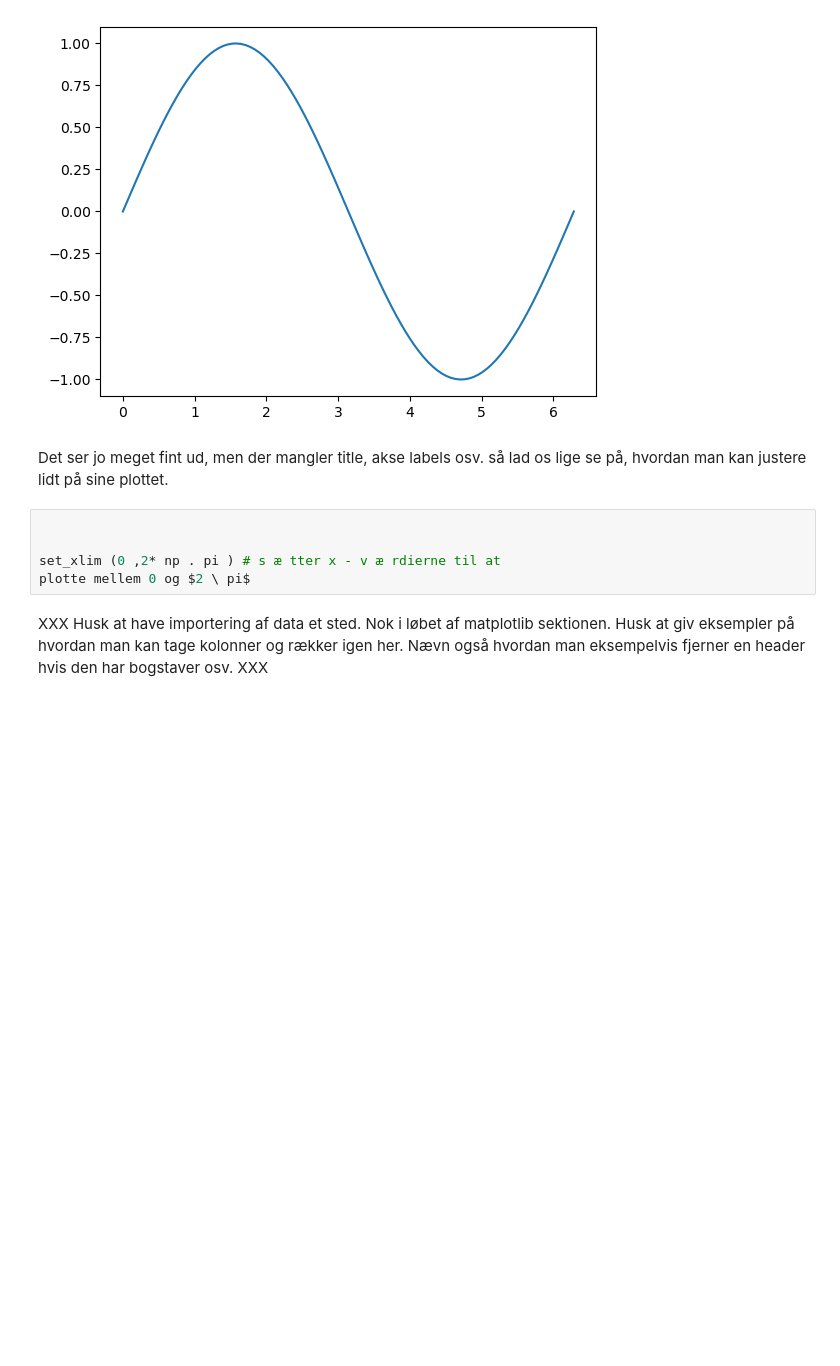
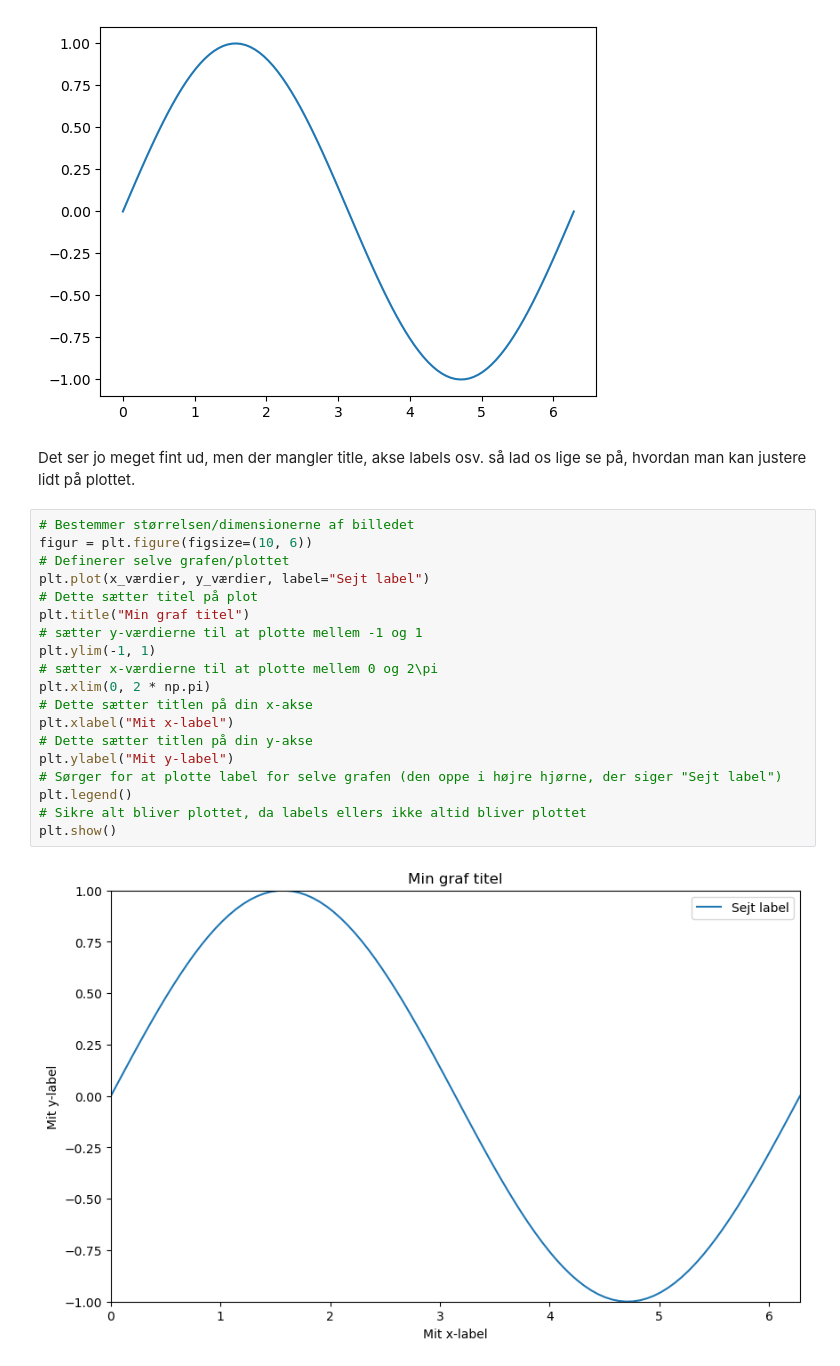
Before and after one commit to UNF-ML-Camp/ML-Camp-2025, a Jupyter notebook: Introduktion til programmering/Udvidet programmering.ipynb, the cells around one changed output. Cells and saved outputs as stored; diff of their text form; blank space fills up the shorter version.

```diff
--- a/Introduktion til programmering/Udvidet programmering.ipynb
+++ b/Introduktion til programmering/Udvidet programmering.ipynb
@@ -721,11 +721,25 @@ plt.plot(x_værdier, y_værdier)
 [<matplotlib.lines.Line2D at 0x...>]
 [figure]
 # %% [markdown]
-Det ser jo meget fint ud, men der mangler title, akse labels osv. så lad os lige se på, hvordan man kan justere lidt på sine plottet.
+Det ser jo meget fint ud, men der mangler title, akse labels osv. så lad os lige se på, hvordan man kan justere lidt på plottet.
-# %%
-
-
-set_xlim (0 ,2* np . pi ) # s æ tter x - v æ rdierne til at
-plotte mellem 0 og $2 \ pi$
-# %% [markdown]
-XXX Husk at have importering af data et sted. Nok i løbet af matplotlib sektionen. Husk at giv eksempler på hvordan man kan tage kolonner og rækker igen her. Nævn også hvordan man eksempelvis fjerner en header hvis den har bogstaver osv. XXX
+# %%
+# Bestemmer størrelsen/dimensionerne af billedet
+figur = plt.figure(figsize=(10, 6))
+# Definerer selve grafen/plottet
+plt.plot(x_værdier, y_værdier, label="Sejt label")
+# Dette sætter titel på plot
+plt.title("Min graf titel")
+# sætter y-værdierne til at plotte mellem -1 og 1
+plt.ylim(-1, 1)
+# sætter x-værdierne til at plotte mellem 0 og 2\pi
+plt.xlim(0, 2 * np.pi)
+# Dette sætter titlen på din x-akse
+plt.xlabel("Mit x-label")
+# Dette sætter titlen på din y-akse
+plt.ylabel("Mit y-label")
+# Sørger for at plotte label for selve grafen (den oppe i højre hjørne, der siger "Sejt label")
+plt.legend()
+# Sikre alt bliver plottet, da labels ellers ikke altid bliver plottet
+plt.show()
+# %% [output]
+[figure, added]
```
Also changed, not shown: parts of 14 cells of this notebook, 4 other files.
